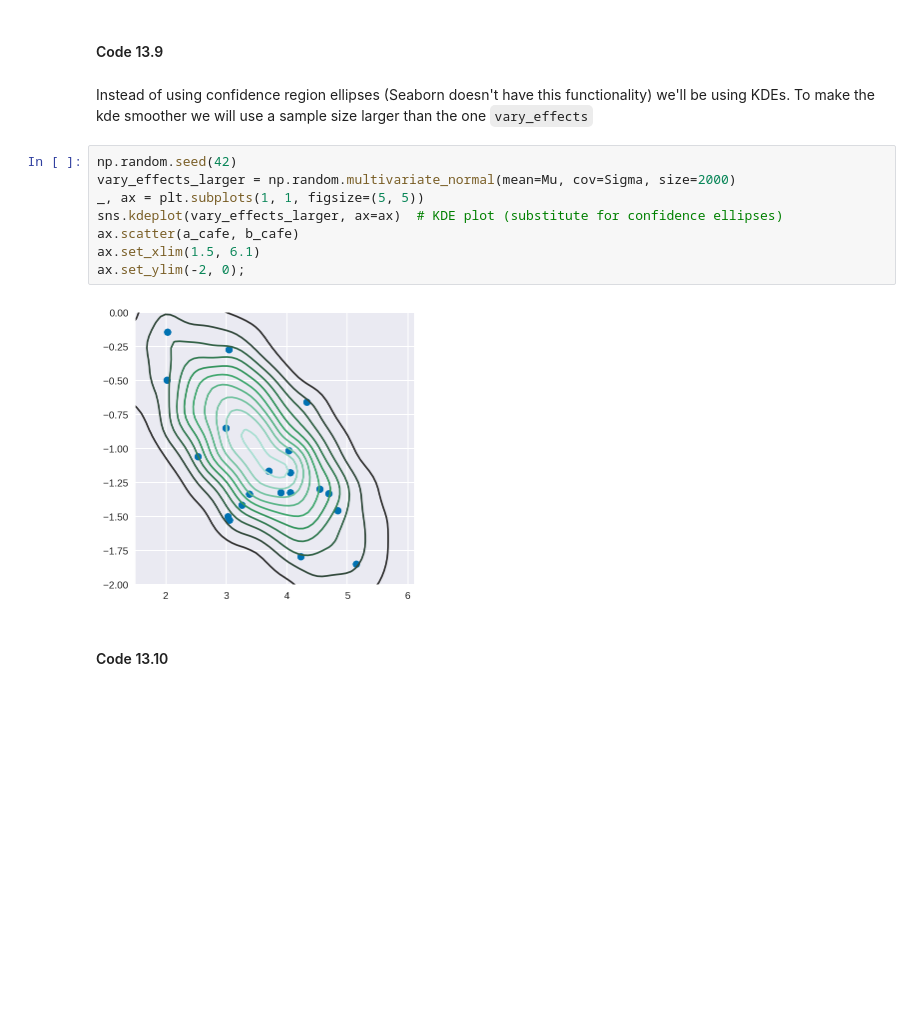
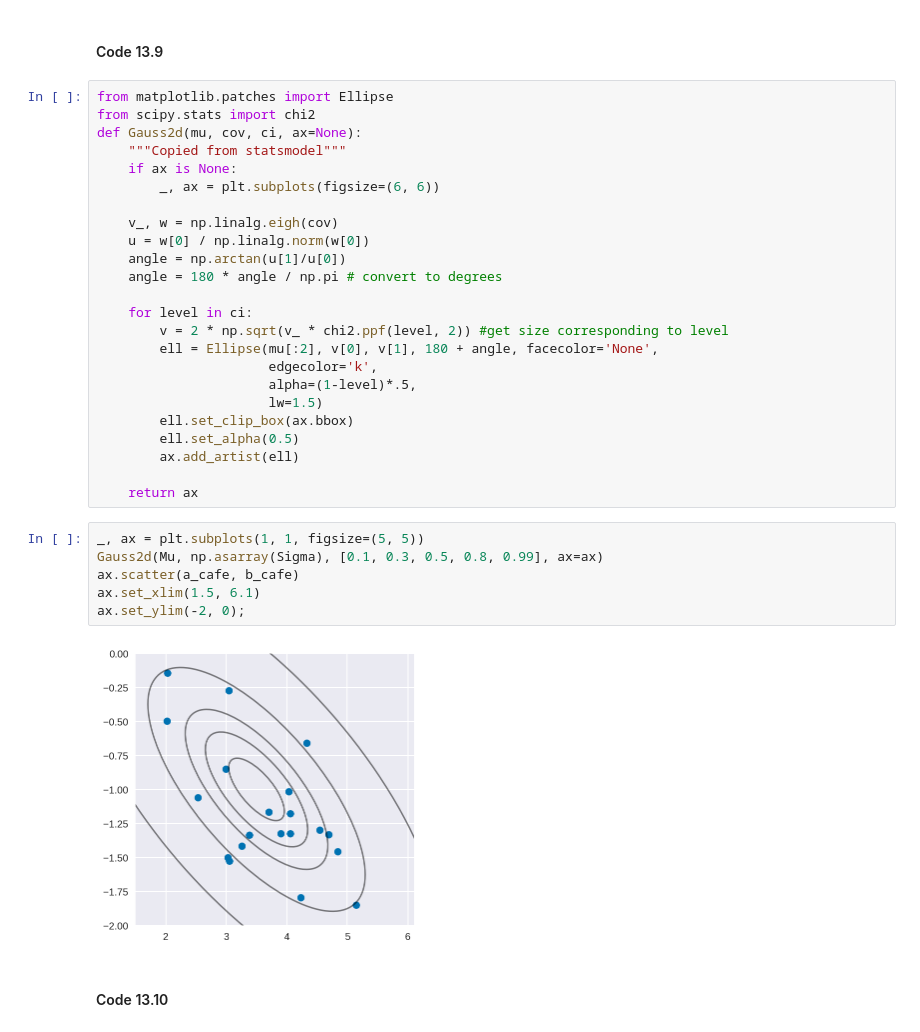
Before and after one commit to aloctavodia/Statistical-Rethinking-with-Python-and-PyMC3, a Jupyter notebook: Chp_13.ipynb, the cells around one changed output. Saved outputs shown, nothing was run; the diff lists cells and outputs as text; blank space fills up the shorter version.

```diff
--- a/Chp_13.ipynb
+++ b/Chp_13.ipynb
@@ -64,19 +61,38 @@ a_cafe = vary_effects[:, 0]
 b_cafe = vary_effects[:, 1]
 # %% [markdown]
 #### Code 13.9
-# %% [markdown]
-Instead of using confidence region ellipses (Seaborn doesn't have this functionality)
-we'll be using KDEs. To make the kde smoother we will use a sample size larger than the one `vary_effects`
+# %%
+from matplotlib.patches import Ellipse
+from scipy.stats import chi2
+def Gauss2d(mu, cov, ci, ax=None):
+    """Copied from statsmodel"""
+    if ax is None:
+        _, ax = plt.subplots(figsize=(6, 6))
+
+    v_, w = np.linalg.eigh(cov)
+    u = w[0] / np.linalg.norm(w[0])
+    angle = np.arctan(u[1]/u[0])
+    angle = 180 * angle / np.pi # convert to degrees
+
+    for level in ci:
+        v = 2 * np.sqrt(v_ * chi2.ppf(level, 2)) #get size corresponding to level
+        ell = Ellipse(mu[:2], v[0], v[1], 180 + angle, facecolor='None',
+                      edgecolor='k',
+                      alpha=(1-level)*.5,
+                      lw=1.5)
+        ell.set_clip_box(ax.bbox)
+        ell.set_alpha(0.5)
+        ax.add_artist(ell)
+
+    return ax
 # %%
-np.random.seed(42)
-vary_effects_larger = np.random.multivariate_normal(mean=Mu, cov=Sigma, size=2000)
 _, ax = plt.subplots(1, 1, figsize=(5, 5))
-sns.kdeplot(vary_effects_larger, ax=ax)  # KDE plot (substitute for confidence ellipses)
+Gauss2d(Mu, np.asarray(Sigma), [0.1, 0.3, 0.5, 0.8, 0.99], ax=ax)
 ax.scatter(a_cafe, b_cafe)
 ax.set_xlim(1.5, 6.1)
 ax.set_ylim(-2, 0);
 # %% [output]
-[figure, old version]
+[figure, new version]
 # %% [markdown]
 #### Code 13.10
 # %%
```
Also changed, not shown: parts of 38 cells of this notebook, 2 other files.
